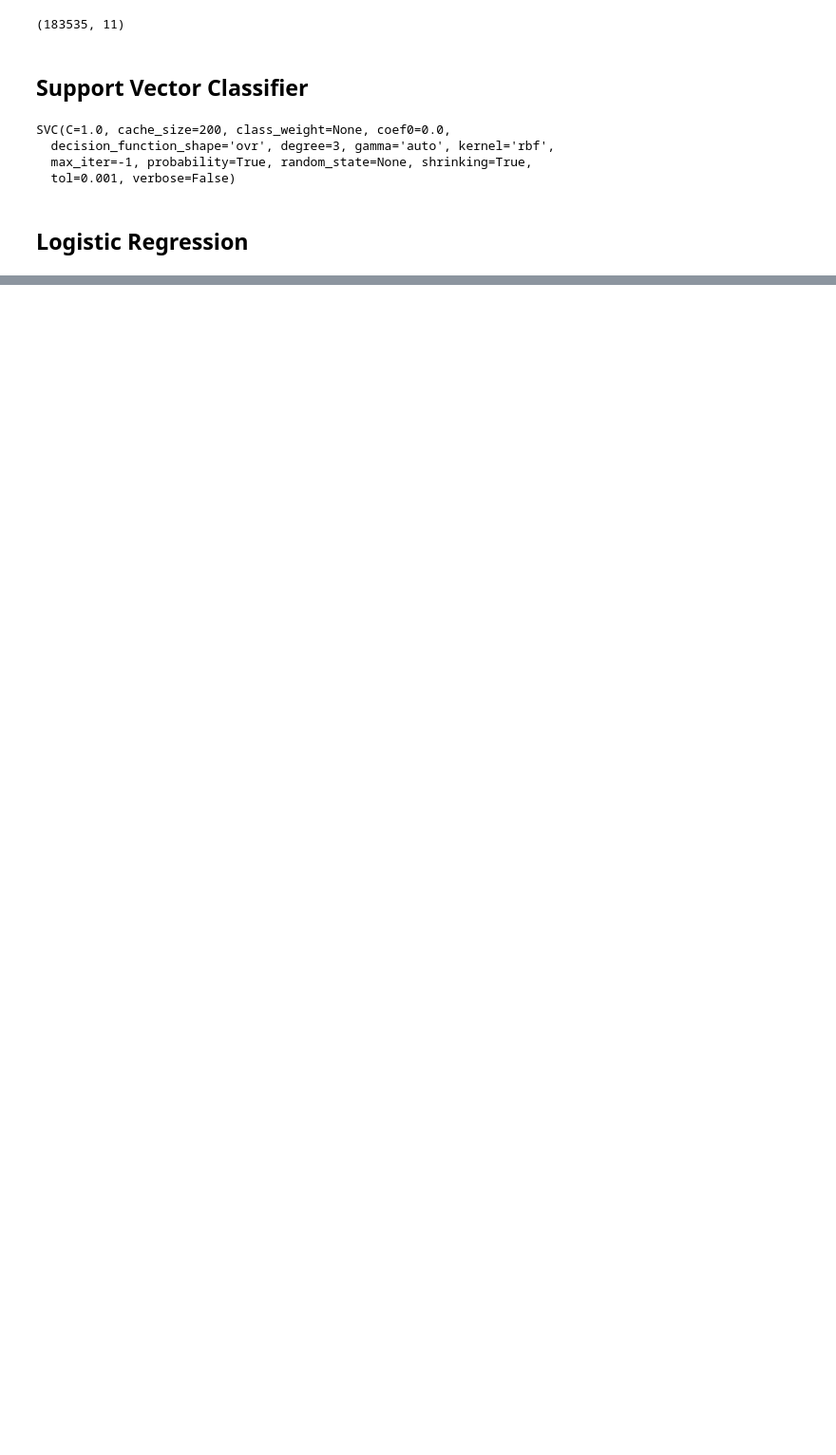
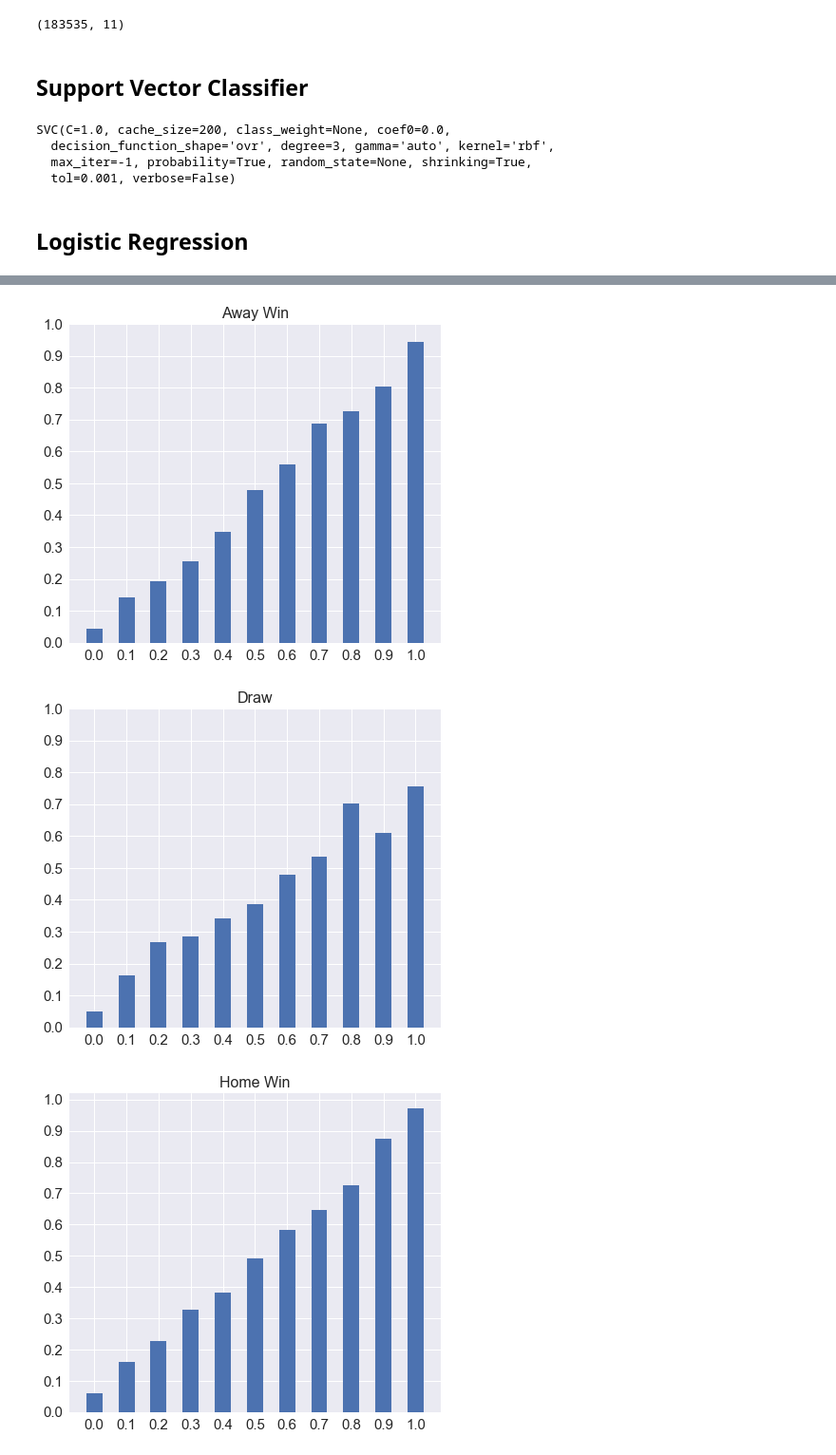
Before and after one commit to jay-z007/CSE519-2017-111463646, a Jupyter notebook: Project/model.ipynb, the cells around one changed output, grey strips where cells are left out. Shown: that part at 95% size. Drawn from its saved outputs; the diff is of its cells as text; code cells hidden in the pictures; blank space fills up the shorter version.

Commit message:
added error metric in eval probs and tried RForest

```diff
--- a/Project/model.ipynb
+++ b/Project/model.ipynb
@@ -15,14 +15,14 @@ from sklearn.metrics import mean_squared_error, r2_score,mean_absolute_error,mak
 from sklearn.preprocessing import MinMaxScaler,StandardScaler
 from sklearn import metrics
 from math import log
+from sklearn.ensemble import RandomForestClassifier
 
 
-def eval_probs(y_prob,y_test, labels):
+def eval_probs(y_prob,y_test, labels=[-1,0,1],show_plot=False):
     """
     y_prob : predict_proba output of a model
     labels : all unique labels in the classification
     """
-
     vals = []
     titles = {}
     titles[-1] = "Away Win"
@@ -32,6 +32,7 @@ def eval_probs(y_prob,y_test, labels):
     y_prob = pd.DataFrame(y_prob, columns=[-1, 0, 1])
     y_prob = y_prob.round(1)
     y_prob['label'] = y_test.reset_index(drop=True)
+    slopes= []
 
     for ind, label in enumerate(labels):
         vals = sorted(y_prob[label].unique())
@@ -44,17 +45,18 @@ def eval_probs(y_prob,y_test, labels):
             matching_len = y_prob[(y_prob[label] == i) & (y_prob['label'] == label)].shape[0]
             y_col.append(matching_len*1.0/tot_len)
 
-#         print vals
-#         print y_col
-#         y.append(y_col)
+        slopes.append(np.polyfit(vals,y_col,deg=1)[0])
 
-        plt.figure(figsize=(10,16))
-        plt.subplot(311+ind)
-        plt.bar(vals, y_col, width=0.05)
-        plt.title(titles[label], fontsize=16)
-        plt.xticks(np.arange(0.0, 1.1, 0.1), fontsize=15)
-        plt.yticks(fontsize=15)
-        plt.show()
+        if show_plot:
+            plt.figure(figsize=(7,21))
+            plt.subplot(311+ind)
+            plt.bar(vals, y_col, width=0.05)
+            plt.title(titles[label], fontsize=16)
+            plt.xticks(np.arange(0.0, 1.1, 0.1), fontsize=15)
+            plt.yticks(np.arange(0.0, 1.1, 0.1),fontsize=15)
+            plt.show()
+    return mean_squared_error([1,1,1],slopes)**0.5
+
 
 def save_model(model, model_name):
     saved_models_root = "./saved_models/"
@@ -143,0 +133,20 @@ LogisticRegression(C=1.0, class_weight=None, dual=False, fit_intercept=True,
+# %%
+
+for weight in ['uniform']: #, 'distance']:
+
+    neigh = KNN(n_neighbors=10, algorithm='kd_tree', weights=weight, n_jobs=-1)
+    neigh.fit(X_train, y_train)
+
+    y_pred = neigh.predict(X_test)
+
+#     print metrics.accuracy_score(y_test, y_pred)
+
+    y_prob = neigh.predict_proba(X_test)
+    print eval_probs(y_prob, y_test, [-1,0,1],show_plot=True)
+
+
+#     save_model(neigh, "KNN"+weight)
+# %% [output]
+[figure, added]
+[figure, added]
+[figure, added]
```
Also changed, not shown: parts of 9 cells of this notebook, 2 other files.
